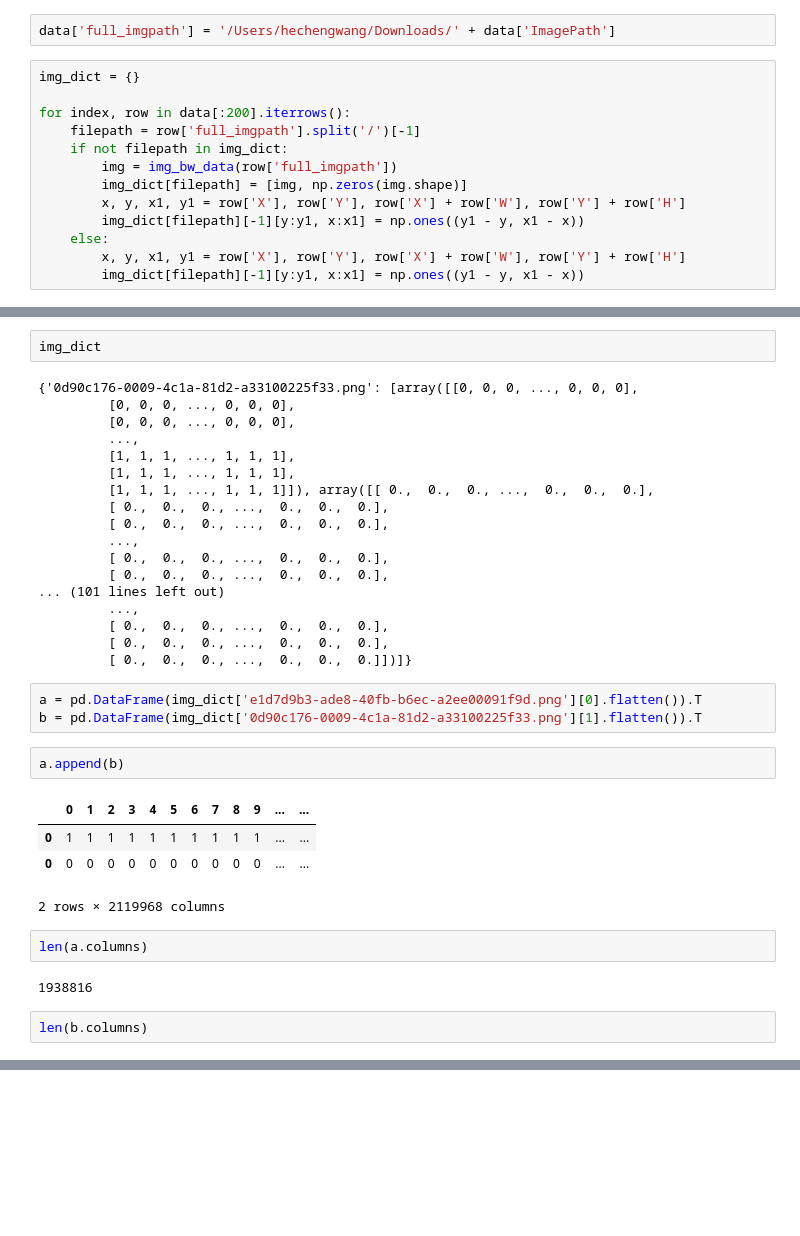
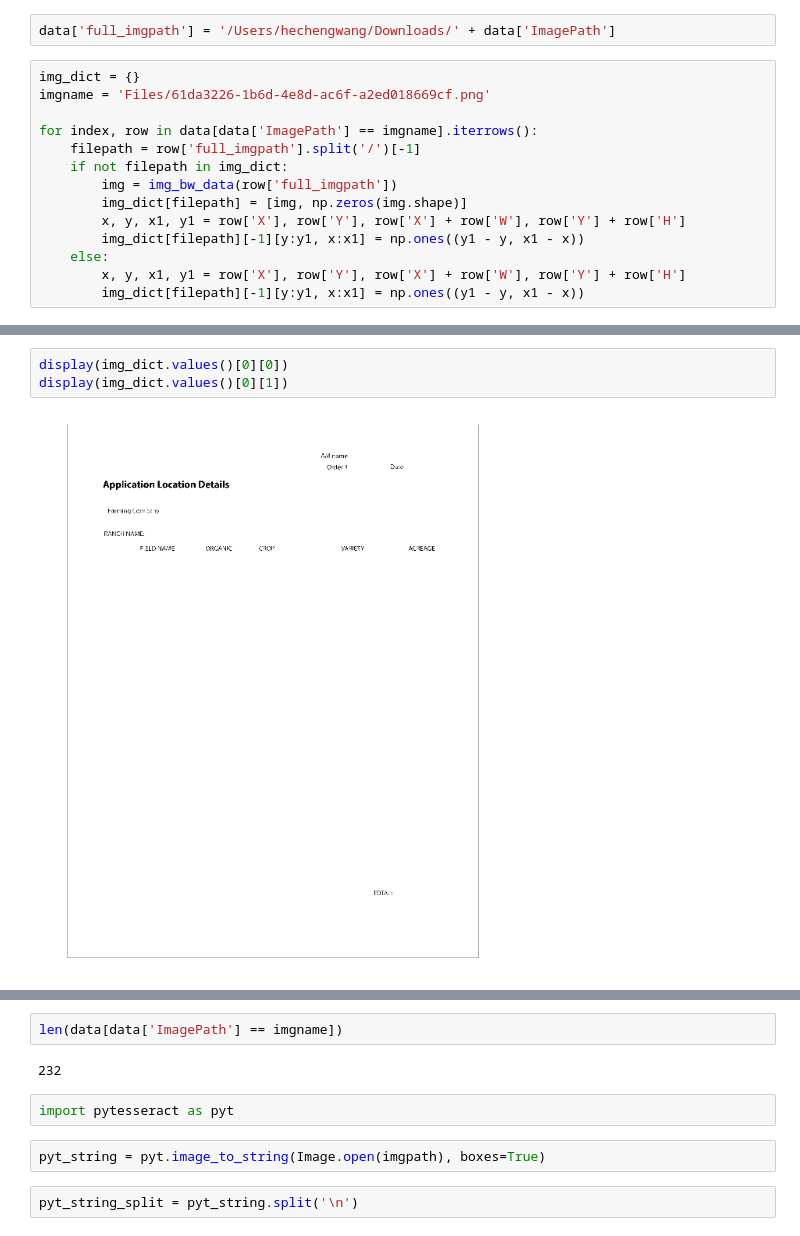
Before and after one commit to michaelwang1994/Main, a Jupyter notebook: NN/reader.ipynb, the cells around one changed output, grey strips where cells are left out. Saved outputs shown, nothing was run; the diff lists cells and outputs as text; blank space fills up the shorter version.

```diff
--- a/NN/reader.ipynb
+++ b/NN/reader.ipynb
@@ -56,8 +84,9 @@ data.head()
 data['full_imgpath'] = '/Users/hechengwang/Downloads/' + data['ImagePath']
 # %%
 img_dict = {}
+imgname = 'Files/61da3226-1b6d-4e8d-ac6f-a2ed018669cf.png'
 
-for index, row in data[:200].iterrows():
+for index, row in data[data['ImagePath'] == imgname].iterrows():
     filepath = row['full_imgpath'].split('/')[-1]
     if not filepath in img_dict:
         img = img_bw_data(row['full_imgpath'])
@@ -76,36 +99,5 @@ display(img_dict['0d90c176-0009-4c1a-81d2-a33100225f33.png'][1])
-# %%
-img_dict
-# %% [output]
-{'0d90c176-0009-4c1a-81d2-a33100225f33.png': [array([[0, 0, 0, ..., 0, 0, 0],
-         [0, 0, 0, ..., 0, 0, 0],
-         [0, 0, 0, ..., 0, 0, 0],
-         ...,
-         [1, 1, 1, ..., 1, 1, 1],
-         [1, 1, 1, ..., 1, 1, 1],
-         [1, 1, 1, ..., 1, 1, 1]]), array([[ 0.,  0.,  0., ...,  0.,  0.,  0.],
-         [ 0.,  0.,  0., ...,  0.,  0.,  0.],
-         [ 0.,  0.,  0., ...,  0.,  0.,  0.],
-         ...,
-         [ 0.,  0.,  0., ...,  0.,  0.,  0.],
-         [ 0.,  0.,  0., ...,  0.,  0.,  0.],
-... (101 lines left out)
-         ...,
-         [ 0.,  0.,  0., ...,  0.,  0.,  0.],
-         [ 0.,  0.,  0., ...,  0.,  0.,  0.],
-         [ 0.,  0.,  0., ...,  0.,  0.,  0.]])]}
-# %%
-a = pd.DataFrame(img_dict['e1d7d9b3-ade8-40fb-b6ec-a2ee00091f9d.png'][0].flatten()).T
-b = pd.DataFrame(img_dict['0d90c176-0009-4c1a-81d2-a33100225f33.png'][1].flatten()).T
-# %%
-a.append(b)
-# %% [output]
-|  | 0 | 1 | 2 | 3 | 4 | 5 | 6 | 7 | 8 | 9 | ... | ... |
-| 0 | 1 | 1 | 1 | 1 | 1 | 1 | 1 | 1 | 1 | 1 | ... | ... |
-| 0 | 0 | 0 | 0 | 0 | 0 | 0 | 0 | 0 | 0 | 0 | ... | ... |
-2 rows × 2119968 columns
-# %%
-len(a.columns)
-# %% [output]
-1938816
-# %%
-len(b.columns)
+# %%
+display(img_dict.values()[0][0])
+display(img_dict.values()[0][1])
+# %% [output]
+[figure, added]
@@ -111,0 +105,10 @@ len(b.columns)
+# %%
+len(data[data['ImagePath'] == imgname])
+# %% [output]
+232
+# %%
+import pytesseract as pyt
+# %%
+pyt_string = pyt.image_to_string(Image.open(imgpath), boxes=True)
+# %%
+pyt_string_split = pyt_string.split('\n')
```
Also changed, not shown: parts of 8 cells of this notebook, 2 other files.
